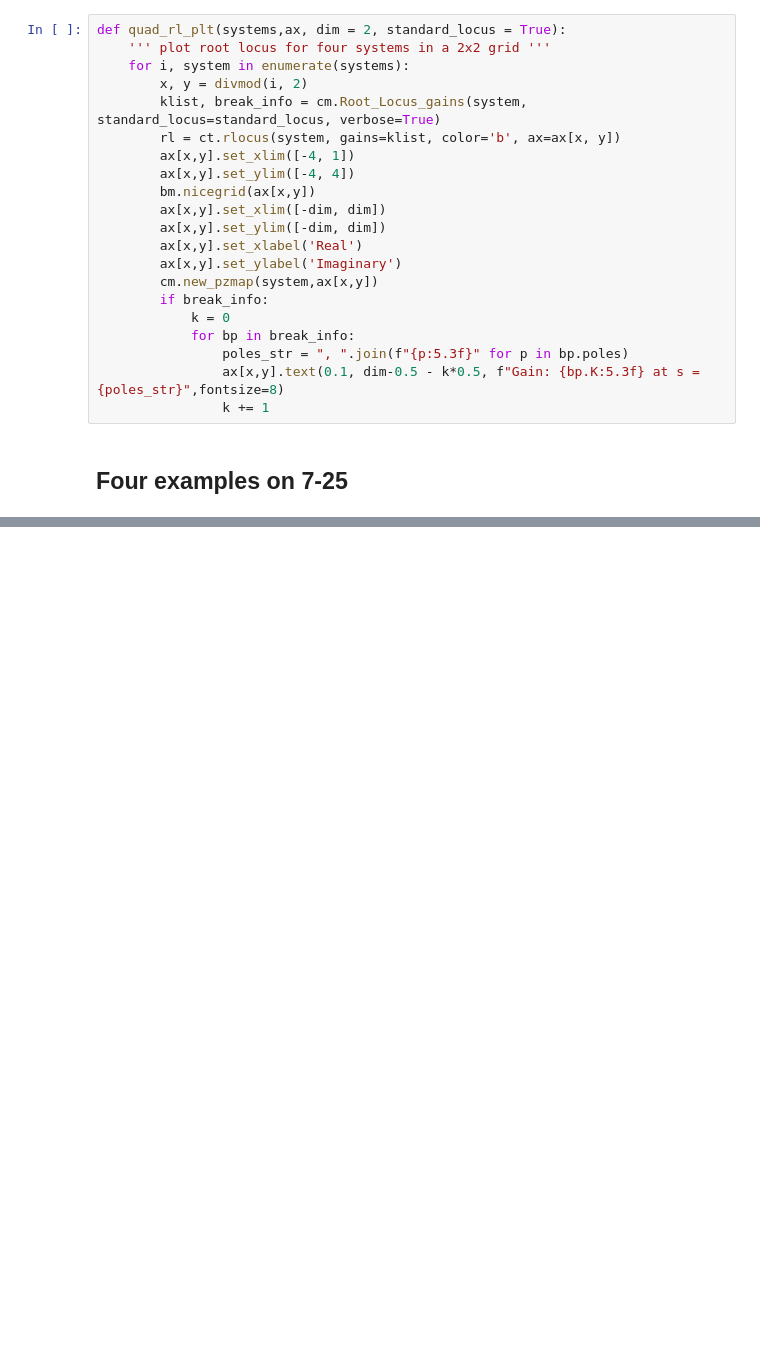
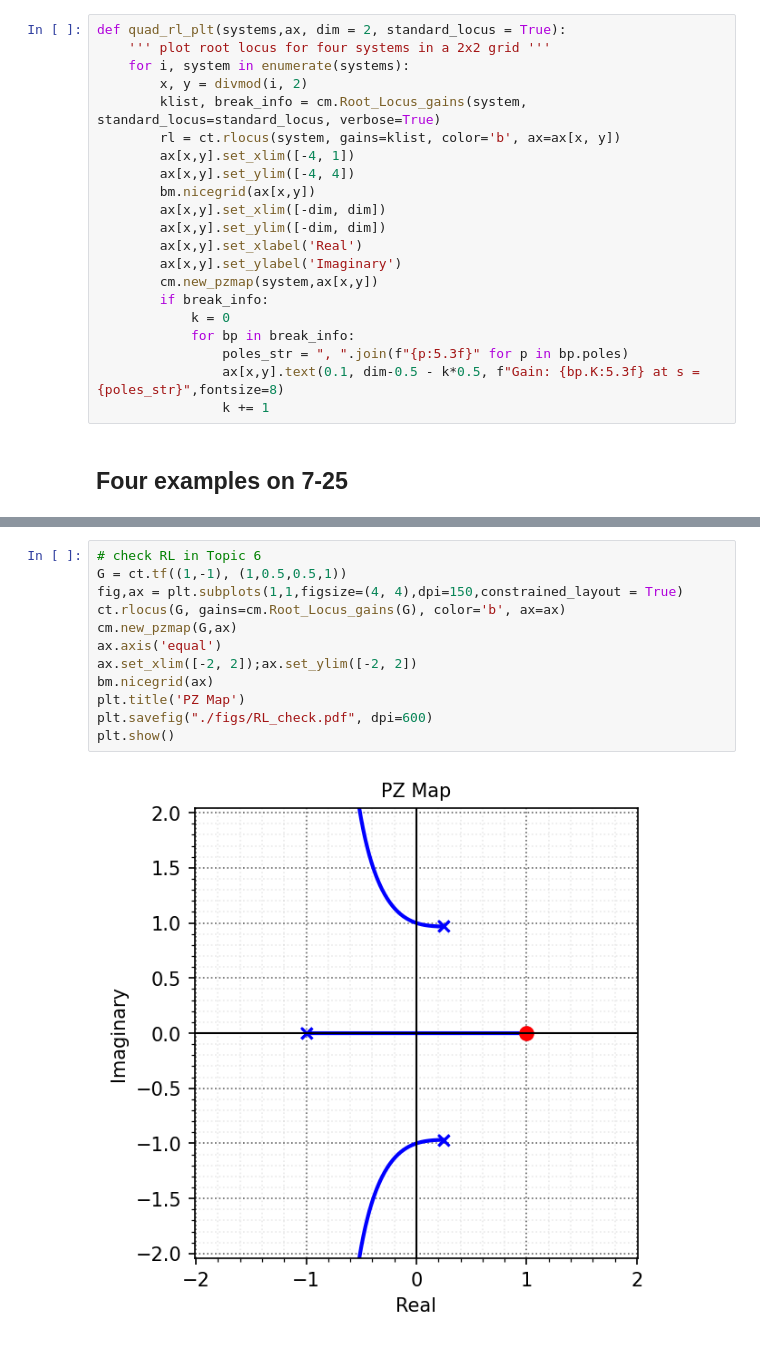
Before and after one commit to mit-acl/16_06_Class, a Jupyter notebook: notebooks/16_06_T7_RL.ipynb, the cells around one changed output, grey strips where cells are left out. Drawn from its saved outputs; the diff is of its cells as text; blank space fills up the shorter version.

```diff
--- a/notebooks/16_06_T7_RL.ipynb
+++ b/notebooks/16_06_T7_RL.ipynb
@@ -424,0 +425,14 @@ plt.show()
+# %%
+# check RL in Topic 6
+G = ct.tf((1,-1), (1,0.5,0.5,1))
+fig,ax = plt.subplots(1,1,figsize=(4, 4),dpi=150,constrained_layout = True)
+ct.rlocus(G, gains=cm.Root_Locus_gains(G), color='b', ax=ax)
+cm.new_pzmap(G,ax)
+ax.axis('equal')
+ax.set_xlim([-2, 2]);ax.set_ylim([-2, 2])
+bm.nicegrid(ax)
+plt.title('PZ Map')
+plt.savefig("./figs/RL_check.pdf", dpi=600)
+plt.show()
+# %% [output]
+[figure, added]
```
Also changed, not shown: parts of 4 cells of this notebook, 1 other file.
